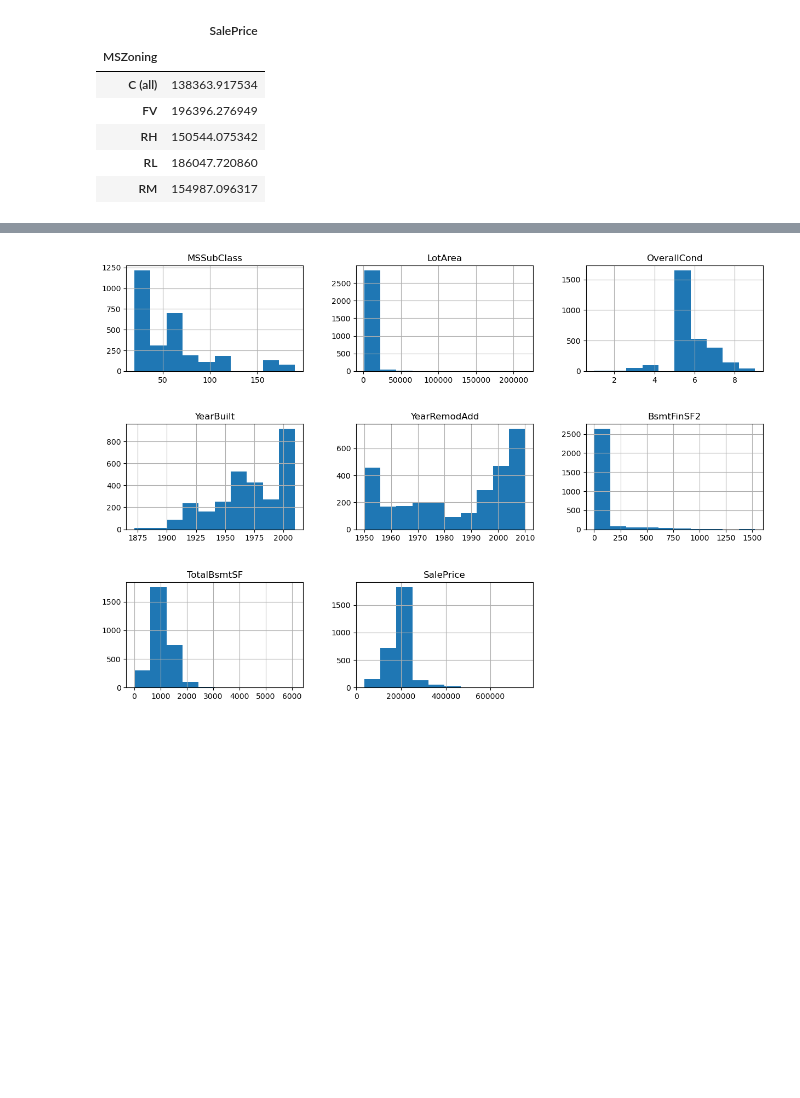
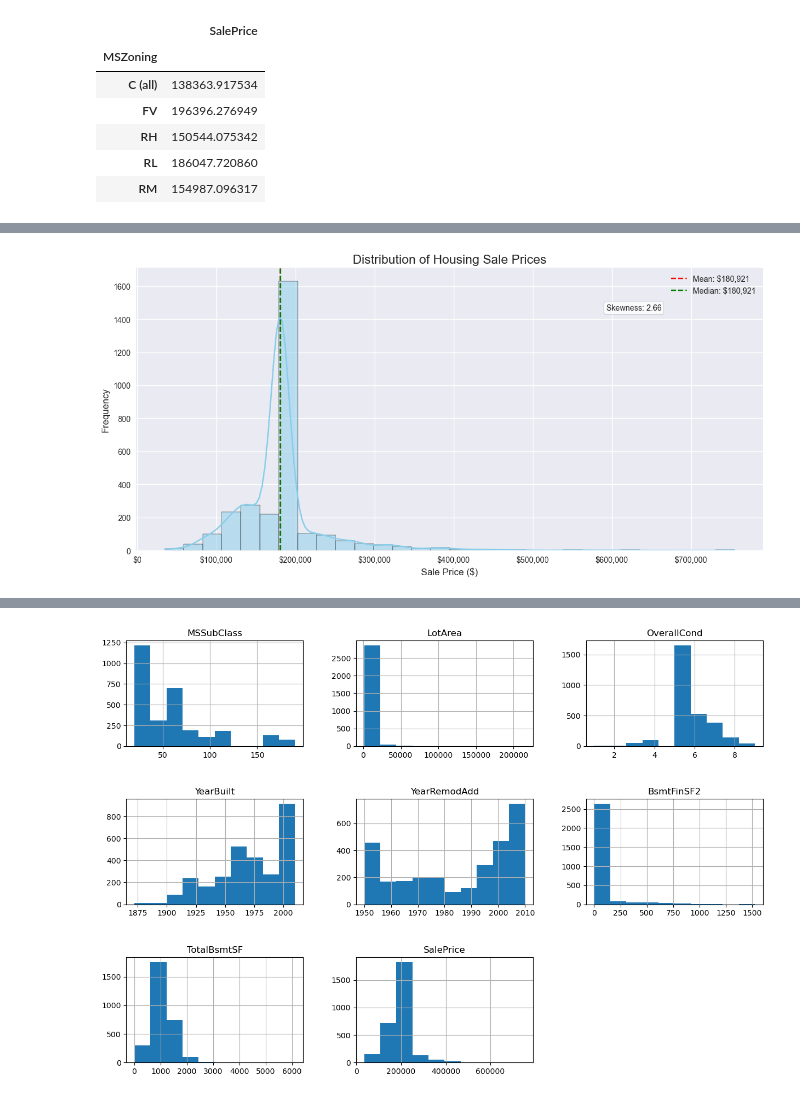
Before and after one commit to npandey472/CapstoneTwoProject, a Jupyter notebook: Notebooks/02_data_wrangling.ipynb, the cells around one changed output, grey strips where cells are left out. Drawn from its saved outputs; the diff is of its cells as text; code cells hidden in the pictures; blank space fills up the shorter version.

Commit message:
Uploading changes related to House Price Prediction Final Project Report

```diff
--- a/Notebooks/02_data_wrangling.ipynb
+++ b/Notebooks/02_data_wrangling.ipynb
@@ -181,3 +181,38 @@ plt.xlabel('MSZoning');
+# %%
+# Sale price distribution.
+# Set the style for better visualization
+plt.style.use('seaborn-v0_8')
+plt.figure(figsize=(12, 6))
+
+# Create subplot with histogram and KDE
+ax = sns.histplot(data=new_housing_data, x='SalePrice', kde=True, color='skyblue', bins=30)
+
+# Add vertical line for mean and median
+plt.axvline(new_housing_data['SalePrice'].mean(), color='red', linestyle='--', label=f'Mean: ${new_housing_data["SalePrice"].mean():,.0f}')  # Changed df to new_housing_data
+plt.axvline(new_housing_data['SalePrice'].median(), color='green', linestyle='--', label=f'Median: ${new_housing_data["SalePrice"].median():,.0f}')  # Changed df to new_housing_data
+
+# Format the x-axis to show currency
+from matplotlib.ticker import FuncFormatter
+def currency_formatter(x, pos):
+    return f'${x:,.0f}'
+ax.xaxis.set_major_formatter(FuncFormatter(currency_formatter))
+
+# Add descriptive title and labels
+plt.title('Distribution of Housing Sale Prices', fontsize=16)
+plt.xlabel('Sale Price ($)', fontsize=12)
+plt.ylabel('Frequency', fontsize=12)
+plt.legend()
+
+# Add text annotation about skewness
+skewness = new_housing_data['SalePrice'].skew()
+plt.annotate(f'Skewness: {skewness:.2f}',
+             xy=(0.75, 0.85), xycoords='axes fraction',
+             bbox=dict(boxstyle="round,pad=0.3", fc="white", ec="gray", alpha=0.8))
+
+plt.tight_layout()
+plt.show()
+# %% [output]
+[figure, added]
 # %%
 #Numeric Features
 # %%
```
Also changed, not shown: parts of 1 cell of this notebook, 2 other files.
